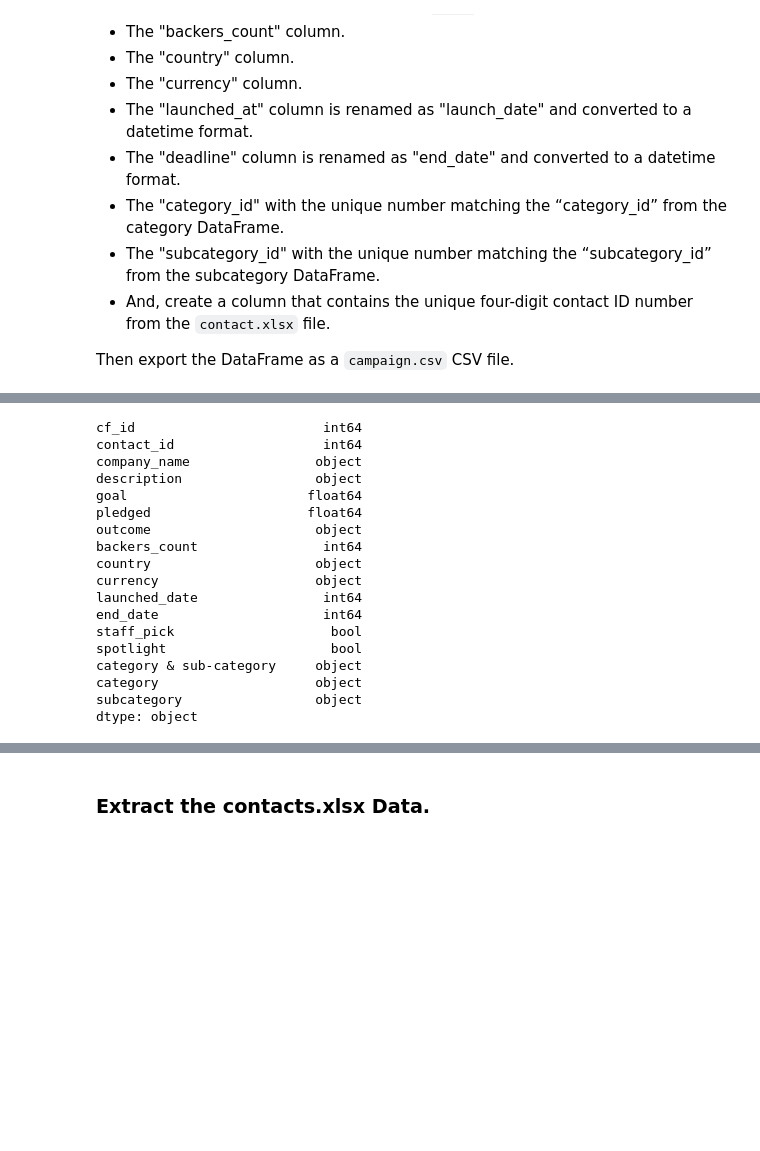
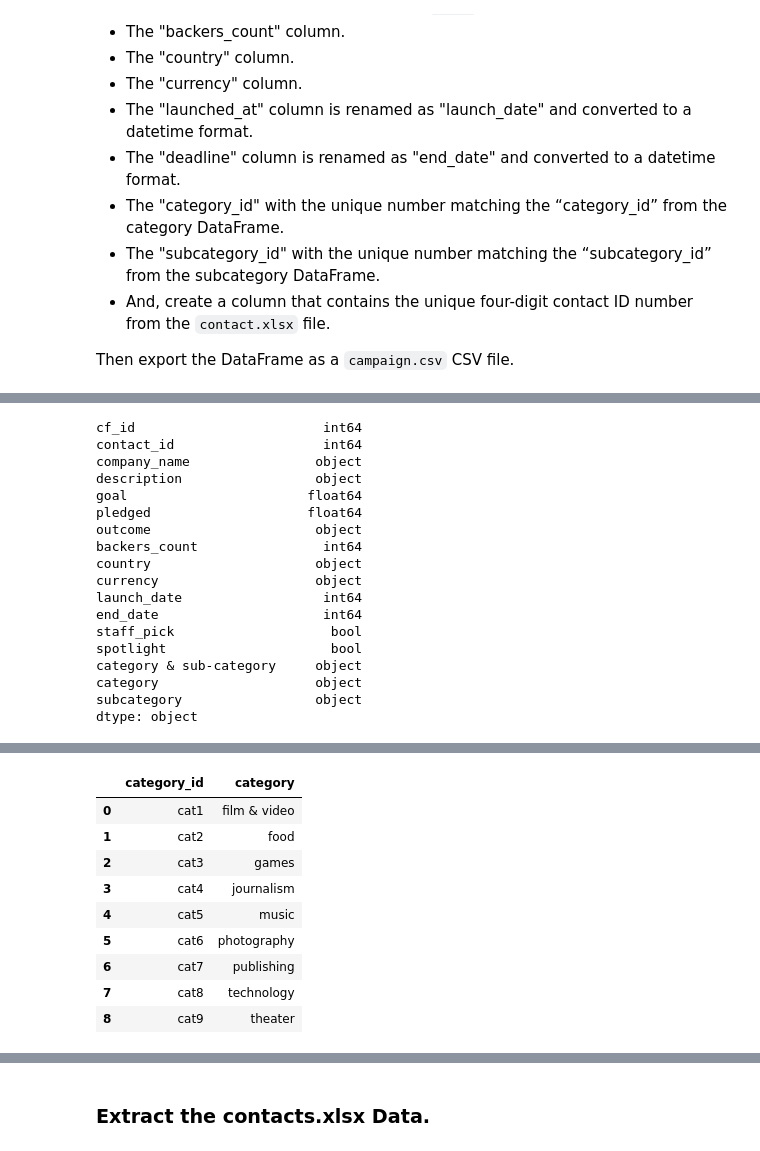
Before and after one commit to DanOMearaWD/Crowdfunding_ETL, a Jupyter notebook: ETL_Mini_Project_DOMeara_ALopez_VMadhugiri.ipynb, the cells around one changed output, grey strips where cells are left out. Drawn from its saved outputs; the diff is of its cells as text; code cells hidden in the pictures; blank space fills up the shorter version.

```diff
--- a/ETL_Mini_Project_DOMeara_ALopez_VMadhugiri.ipynb
+++ b/ETL_Mini_Project_DOMeara_ALopez_VMadhugiri.ipynb
@@ -211,6 +230,7 @@ campaign_df.head()
 | 4 | 1365 | 2199 | Larson-Little | Proactive foreground core | 7600.0 | 5265.0 | failed | 53 | US | ... |
 # %%
 # Check the datatypes
+campaign_df.dtypes
 # %% [output]
 cf_id                        int64
 contact_id                   int64
@@ -222,7 +242,7 @@ outcome                     object
 backers_count                int64
 country                     object
 currency                    object
-launched_date                int64
+launch_date                  int64
 end_date                     int64
 staff_pick                    bool
 spotlight                     bool
@@ -240,6 +265,19 @@ from datetime import datetime as dt
 | 2 | 1812 | 4187 | Melton, Robinson and Fritz | Function-based leadingedge pricin... | 108400.0 | 142523.0 | successful | 1425 | AU | ... |
 | 3 | 2156 | 4941 | Mcdonald, Gonzalez and Ross | Vision-oriented fresh-thinking co... | 4200.0 | 2477.0 | failed | 24 | US | ... |
 | 4 | 1365 | 2199 | Larson-Little | Proactive foreground core | 7600.0 | 5265.0 | failed | 53 | US | ... |
+# %%
+category_df
+# %% [output]
+|  | category_id | category |
+| 0 | cat1 | film & video |
+| 1 | cat2 | food |
+| 2 | cat3 | games |
+| 3 | cat4 | journalism |
+| 4 | cat5 | music |
+| 5 | cat6 | photography |
+| 6 | cat7 | publishing |
+| 7 | cat8 | technology |
+| 8 | cat9 | theater |
 # %%
 # Merge the campaign_df with the category_df on the "category" column and
 # the subcategory_df on the "subcategory" column.
```
Also changed, not shown: parts of 29 cells of this notebook, 1 other file.
